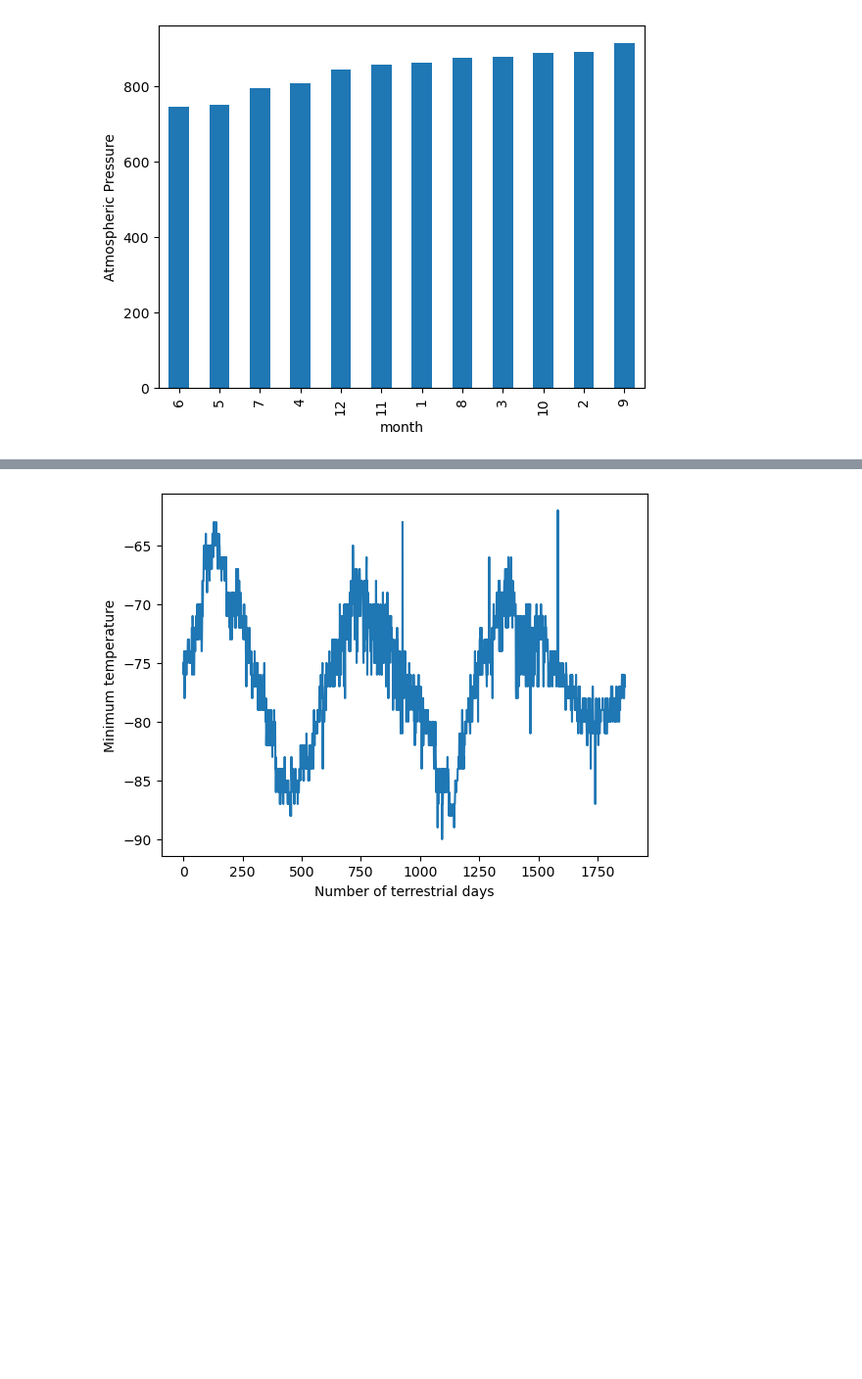
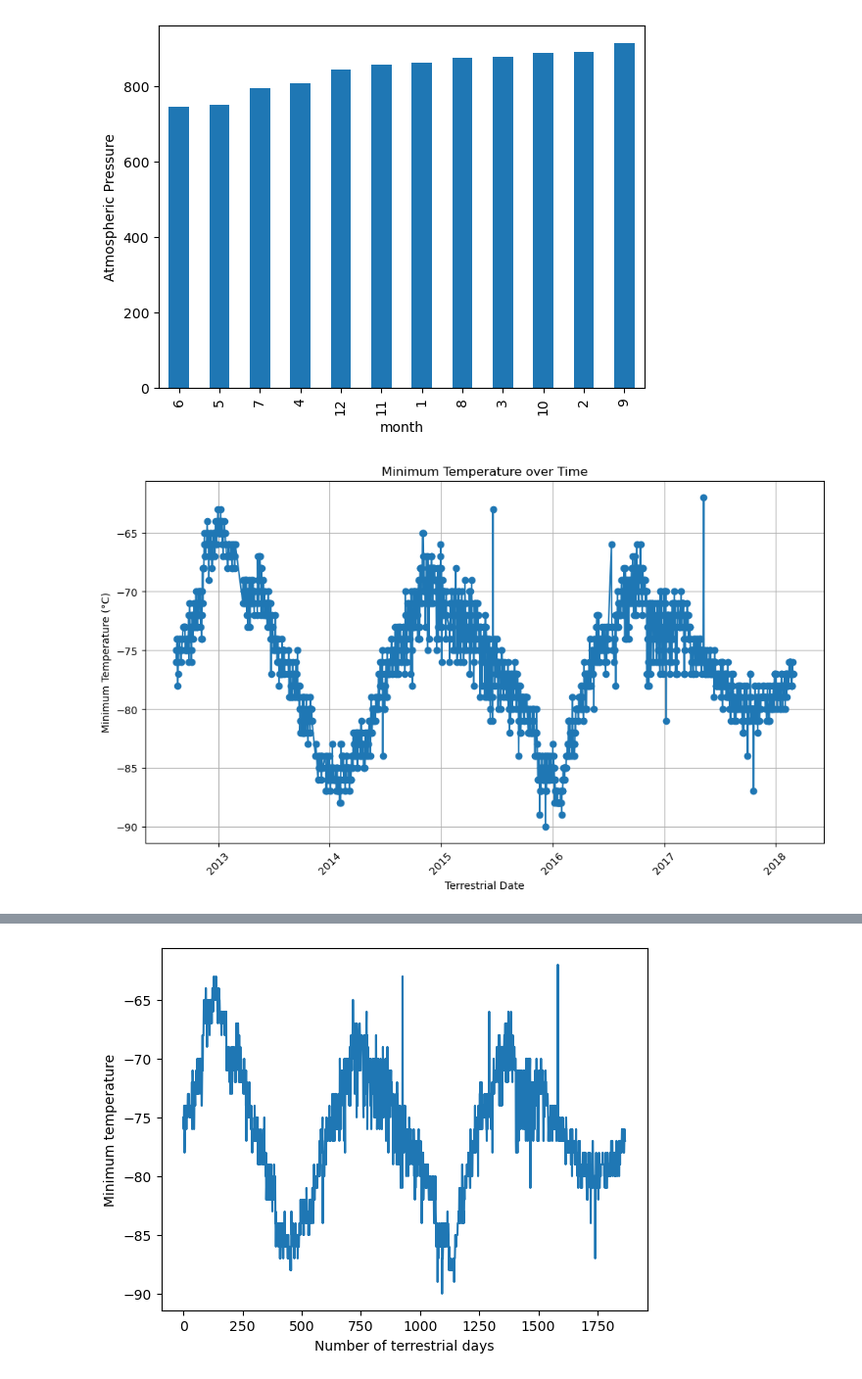
Before and after one commit to MarkOlsonMN/web-browse-scrape-challenge, a Jupyter notebook: mars_news_weather/part_2_mars_weather.ipynb, the cells around one changed output, grey strips where cells are left out. Shown at 98% size. Saved outputs shown, nothing was run; the diff lists cells and outputs as text; code cells hidden in the pictures; blank space fills up the shorter version.

```diff
--- a/mars_news_weather/part_2_mars_weather.ipynb
+++ b/mars_news_weather/part_2_mars_weather.ipynb
@@ -310,3 +447,22 @@ Name: pressure, dtype: float64
 # Plot the average pressure by month
 # %% [output]
 [figure]
+# %%
+# 5. How many terrestrial (earth) days are there in a Martian year?
+
+# Sort DataFrame by terrestrial_date
+df_sorted = df.sort_values(by='terrestrial_date')
+
+# Plotting
+plt.figure(figsize=(10, 6))
+plt.plot(df_sorted['terrestrial_date'], df_sorted['min_temp'], marker='o', linestyle='-')
+plt.title('Minimum Temperature over Time')
+plt.xlabel('Terrestrial Date')
+plt.ylabel('Minimum Temperature (°C)')
+plt.xticks(rotation=45)
+plt.grid(True)
+plt.tight_layout()
+
+plt.show()
+# %% [output]
+[figure, added]
```
Also changed, not shown: parts of 11 cells of this notebook, 1 other file.
